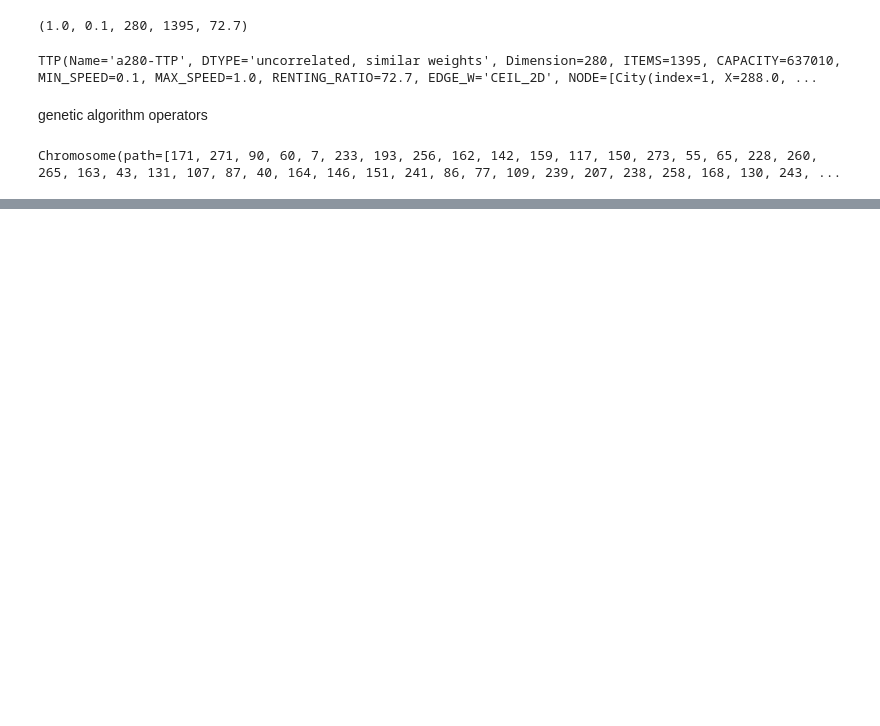
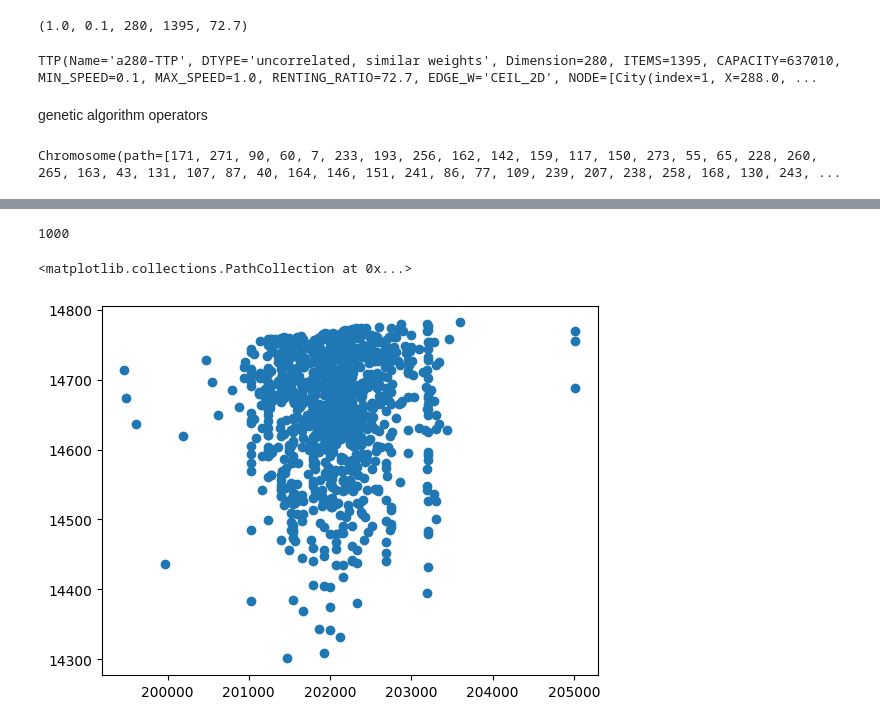
Before and after one commit to thatbeer/Nature_inspired, a Jupyter notebook: project02/ga.ipynb, the cells around one changed output, grey strips where cells are left out. Drawn from its saved outputs; the diff is of its cells as text; code cells hidden in the pictures; blank space fills up the shorter version.

```diff
--- a/project02/ga.ipynb
+++ b/project02/ga.ipynb
@@ -340,3 +369,12 @@ plt.show()
+# %%
+len(population)
+# %% [output]
+1000
+# %%
+plt.scatter([x.phenome.profit for x in population],[x.phenome.time for x in population])
+# %% [output]
+<matplotlib.collections.PathCollection at 0x...>
+[figure, added]
 # %%
 def is_dominated(chrom1, chrom2):
     """
```
Also changed, not shown: parts of 4 cells of this notebook, 3 other files.
